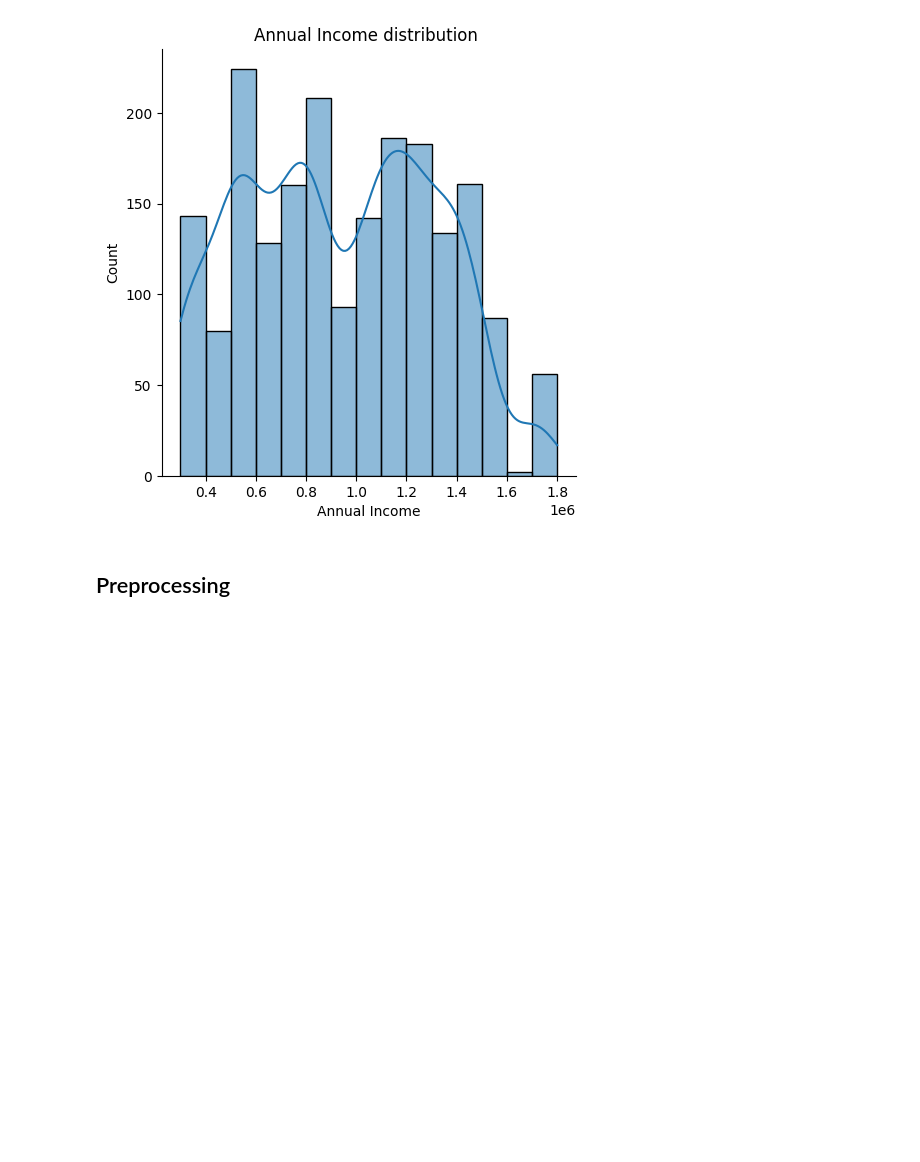
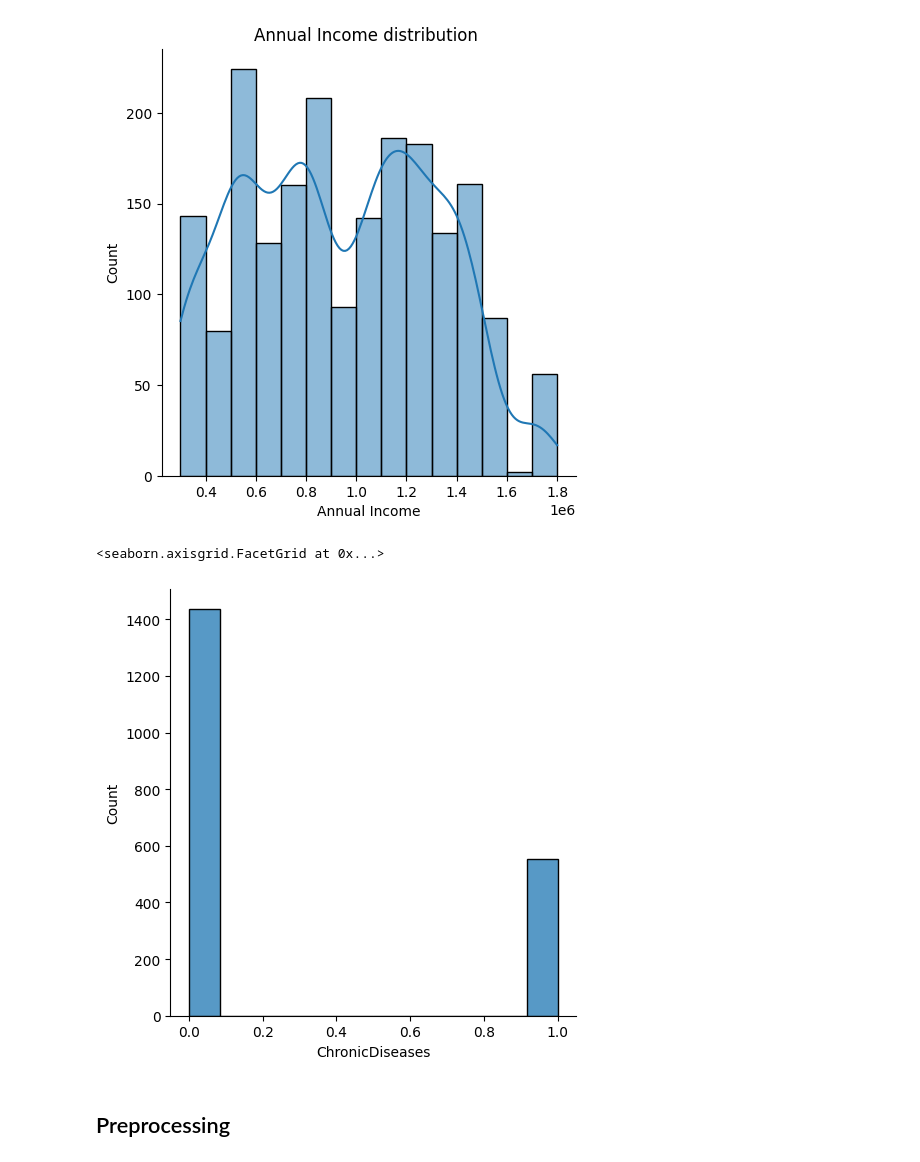
Before and after one commit to Likelipop/Introduction-to-ML, a Jupyter notebook: Homework_Form.ipynb, the cells around one changed output. Drawn from its saved outputs; the diff is of its cells as text; code cells hidden in the pictures; blank space fills up the shorter version.

```diff
--- a/Homework_Form.ipynb
+++ b/Homework_Form.ipynb
@@ -99,5 +93,10 @@ plt.title("Annual Income distribution ")
 Text(0.5, 1.0, 'Annual Income distribution ')
 <Figure size 1000x500 with 0 Axes>
 [figure]
+# %%
+sns.displot(df['ChronicDiseases'] )
+# %% [output]
+<seaborn.axisgrid.FacetGrid at 0x...>
+[figure, added]
 # %% [markdown]
 ## Preprocessing
```
Also changed, not shown: parts of 22 cells of this notebook.
